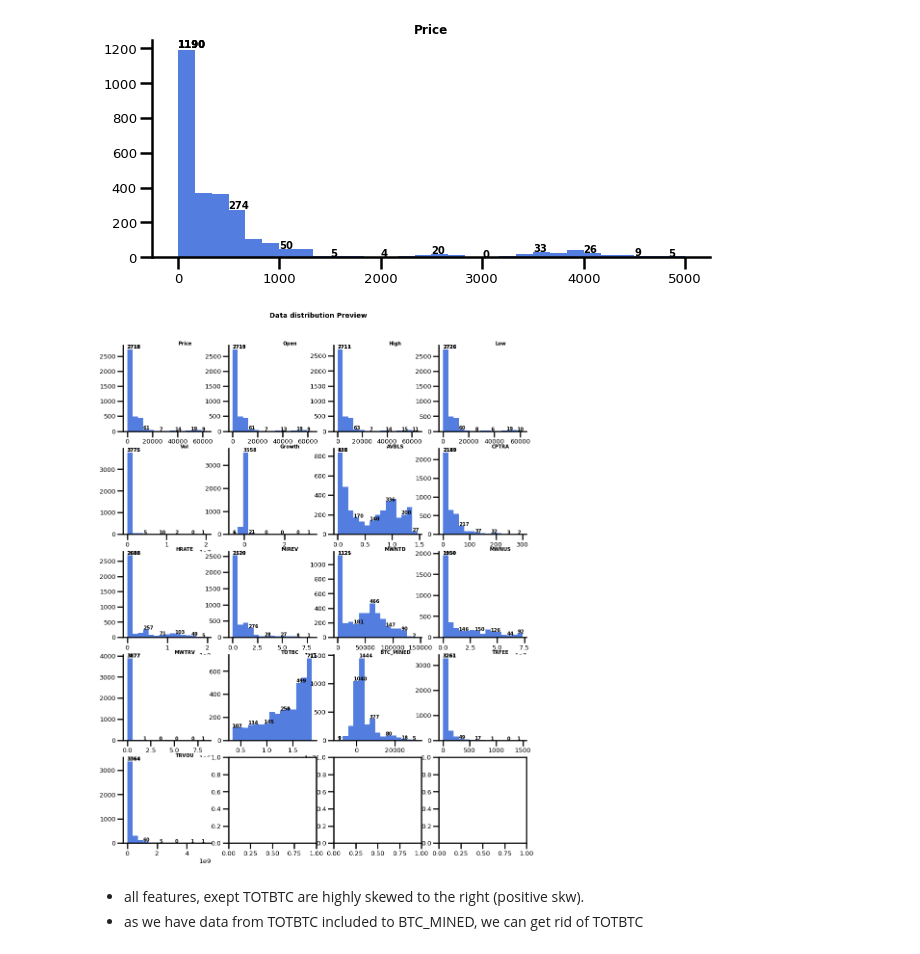
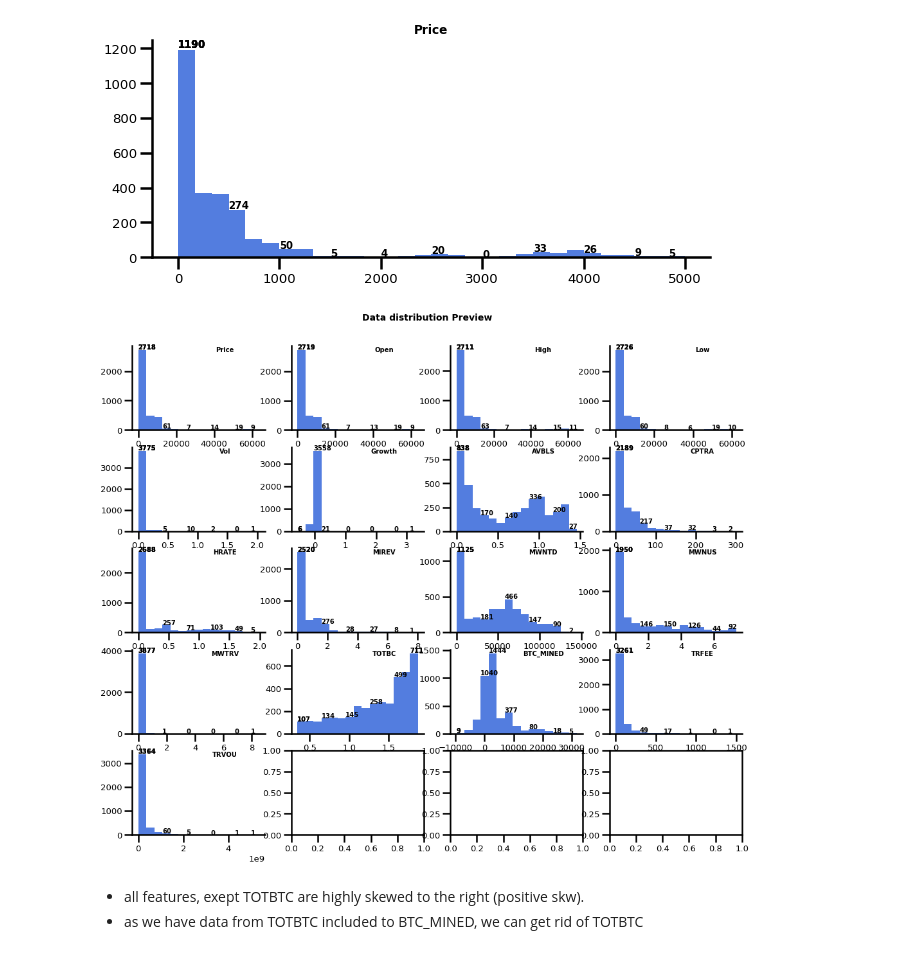
Before and after one commit to serg-razum-off/DFP-Numeric-2, a Jupyter notebook: train/btc_eda_playground.ipynb, the cells around one changed output. Drawn from its saved outputs; the diff is of its cells as text; code cells hidden in the pictures.

```diff
--- a/train/btc_eda_playground.ipynb
+++ b/train/btc_eda_playground.ipynb
@@ -115,9 +115,9 @@ data_manager.plt_hist("Price", bins=30, rng=[0,5e3])
 # %% [output]
 [figure]
 # %%
-data_manager.plt_hist_grid(figsize=(15,19), bins=15, y=.97, x=.70, ann_fontsize=10)
+data_manager.plt_hist_grid(figsize=(17,14), bins=15, y=.88, x=.70, ann_fontsize=10)
 # %% [output]
-[figure, old version]
+[figure, new version]
 # %% [markdown]
 * all features, exept TOTBTC are highly skewed to the right (positive skw).
 * as we have data from TOTBTC included to BTC_MINED, we can get rid of TOTBTC
```
Also changed, not shown: parts of 2 cells of this notebook.
